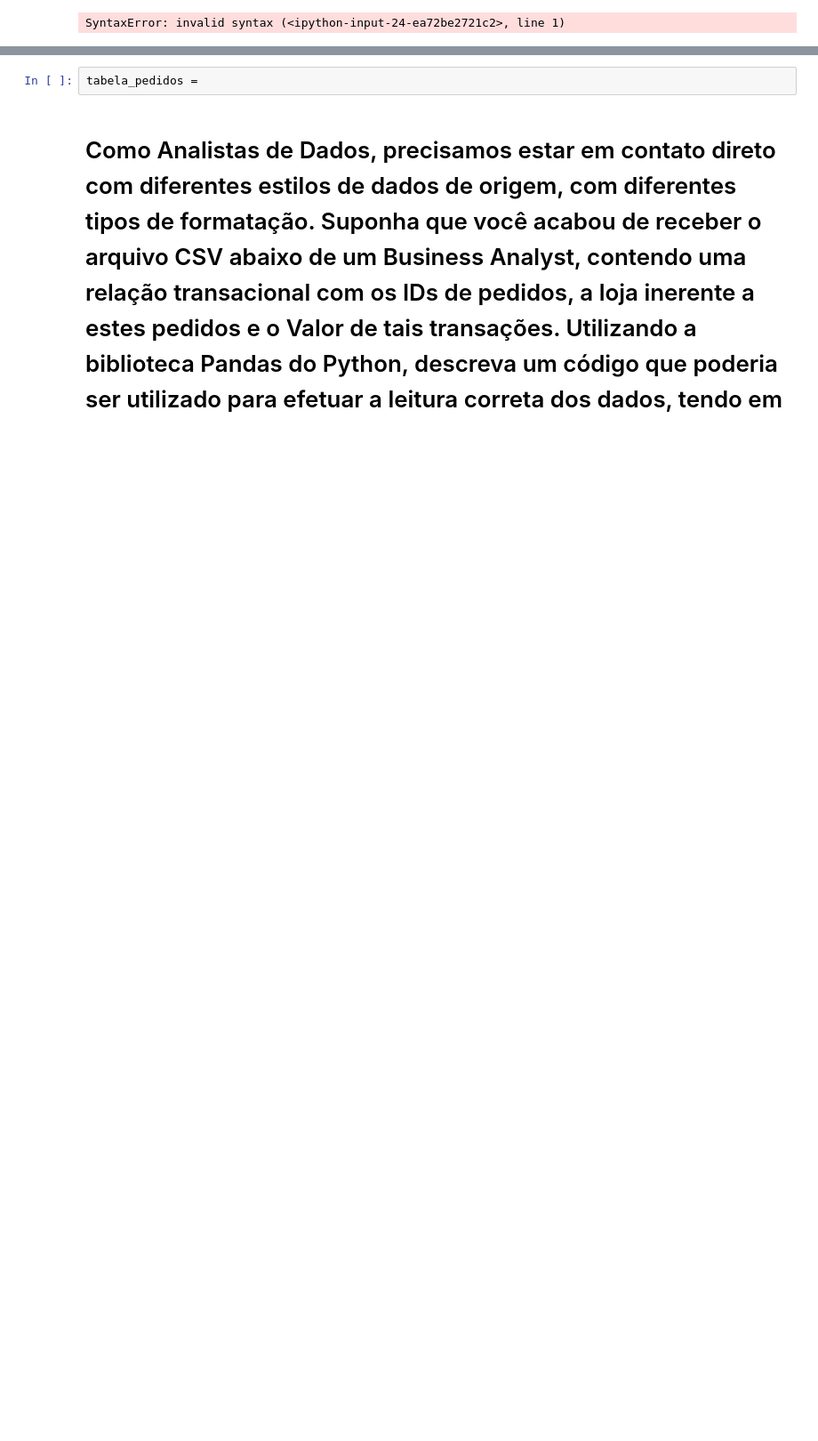
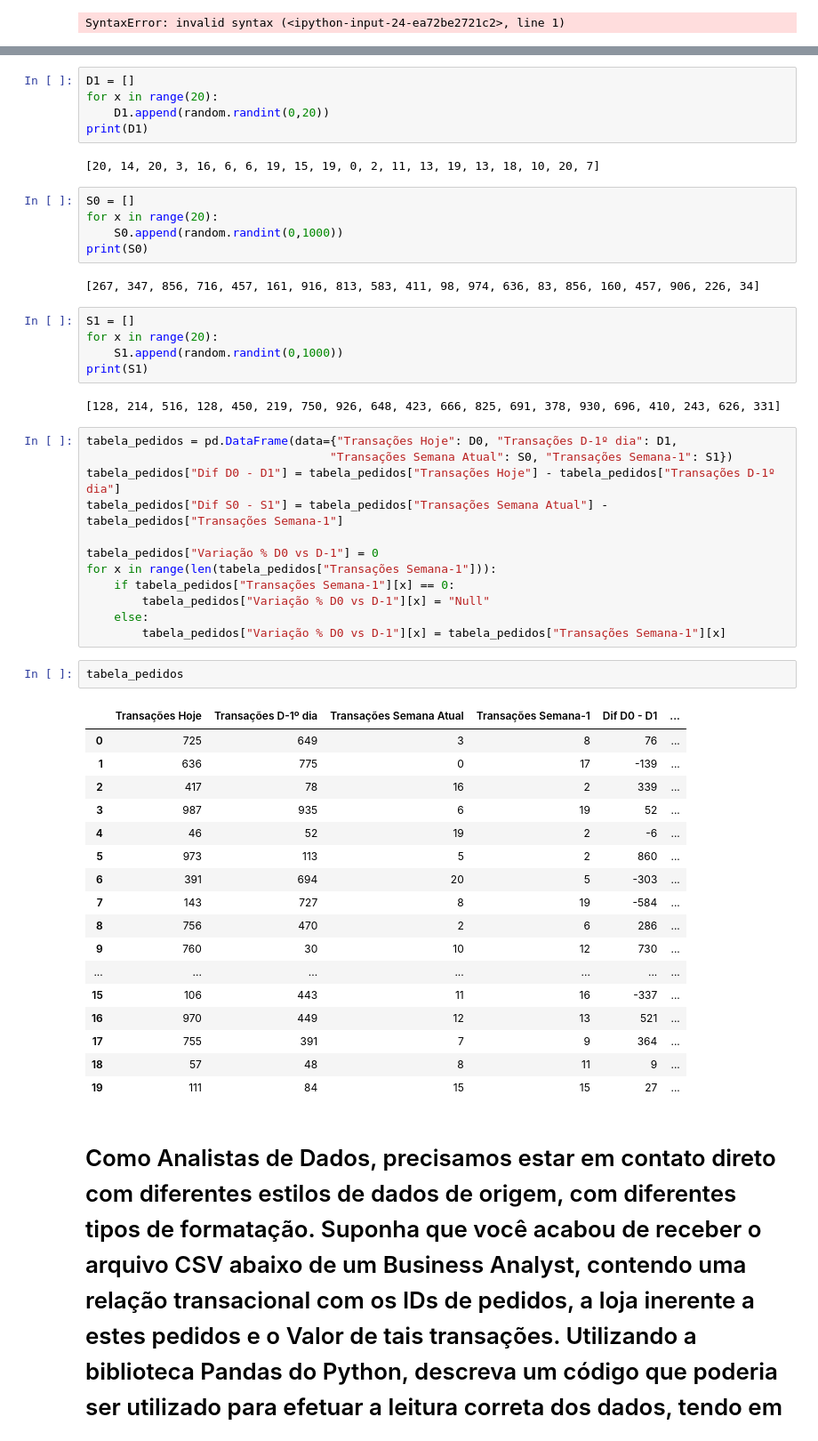
Before and after one commit to yguenka/K-Case, a Jupyter notebook: Konduto Case Interno- Analista de Dados.ipynb, the cells around one changed output, grey strips where cells are left out. Shown: that part at 89% size. Drawn from its saved outputs; the diff is of its cells as text; blank space fills up the shorter version.

```diff
--- a/Konduto Case Interno- Analista de Dados.ipynb
+++ b/Konduto Case Interno- Analista de Dados.ipynb
@@ -204,5 +212,56 @@ SyntaxError: invalid syntax (<ipython-input-24-ea72be2721c2>, line 1)
+# %%
+D1 = []
+for x in range(20):
+    D1.append(random.randint(0,20))
+print(D1)
+# %% [output]
+[20, 14, 20, 3, 16, 6, 6, 19, 15, 19, 0, 2, 11, 13, 19, 13, 18, 10, 20, 7]
+# %%
+S0 = []
+for x in range(20):
+    S0.append(random.randint(0,1000))
+print(S0)
+# %% [output]
+[267, 347, 856, 716, 457, 161, 916, 813, 583, 411, 98, 974, 636, 83, 856, 160, 457, 906, 226, 34]
+# %%
+S1 = []
+for x in range(20):
+    S1.append(random.randint(0,1000))
+print(S1)
+# %% [output]
+[128, 214, 516, 128, 450, 219, 750, 926, 648, 423, 666, 825, 691, 378, 930, 696, 410, 243, 626, 331]
+# %%
+tabela_pedidos = pd.DataFrame(data={"Transações Hoje": D0, "Transações D-1º dia": D1,
+                                   "Transações Semana Atual": S0, "Transações Semana-1": S1})
+tabela_pedidos["Dif D0 - D1"] = tabela_pedidos["Transações Hoje"] - tabela_pedidos["Transações D-1º dia"]
+tabela_pedidos["Dif S0 - S1"] = tabela_pedidos["Transações Semana Atual"] - tabela_pedidos["Transações Semana-1"]
+
+tabela_pedidos["Variação % D0 vs D-1"] = 0
+for x in range(len(tabela_pedidos["Transações Semana-1"])):
+    if tabela_pedidos["Transações Semana-1"][x] == 0:
+        tabela_pedidos["Variação % D0 vs D-1"][x] = "Null"
+    else:
+        tabela_pedidos["Variação % D0 vs D-1"][x] = tabela_pedidos["Transações Semana-1"][x]
 # %%
-tabela_pedidos =
+tabela_pedidos
+# %% [output]
+|  | Transações Hoje | Transações D-1º dia | Transações Semana Atual | Transações Semana-1 | Dif D0 - D1 | ... |
+| 0 | 725 | 649 | 3 | 8 | 76 | ... |
+| 1 | 636 | 775 | 0 | 17 | -139 | ... |
+| 2 | 417 | 78 | 16 | 2 | 339 | ... |
+| 3 | 987 | 935 | 6 | 19 | 52 | ... |
+| 4 | 46 | 52 | 19 | 2 | -6 | ... |
+| 5 | 973 | 113 | 5 | 2 | 860 | ... |
+| 6 | 391 | 694 | 20 | 5 | -303 | ... |
+| 7 | 143 | 727 | 8 | 19 | -584 | ... |
+| 8 | 756 | 470 | 2 | 6 | 286 | ... |
+| 9 | 760 | 30 | 10 | 12 | 730 | ... |
+| ... | ... | ... | ... | ... | ... | ... |
+| 15 | 106 | 443 | 11 | 16 | -337 | ... |
+| 16 | 970 | 449 | 12 | 13 | 521 | ... |
+| 17 | 755 | 391 | 7 | 9 | 364 | ... |
+| 18 | 57 | 48 | 8 | 11 | 9 | ... |
+| 19 | 111 | 84 | 15 | 15 | 27 | ... |
 # %% [markdown]
 # Como Analistas de Dados, precisamos estar em contato direto com diferentes estilos de dados de origem, com diferentes tipos de formatação. Suponha que você acabou de receber o arquivo CSV abaixo de um Business Analyst, contendo uma relação transacional com os IDs de pedidos, a loja inerente a estes pedidos e o Valor de tais transações. Utilizando a biblioteca Pandas do Python, descreva um código que poderia ser utilizado para efetuar a leitura correta dos dados, tendo em vista que os IDs deverão ser entendidos como caracteres (Strings) e os valores como valores decimais."
 # %%
```
Also changed, not shown: parts of 5 cells of this notebook.
